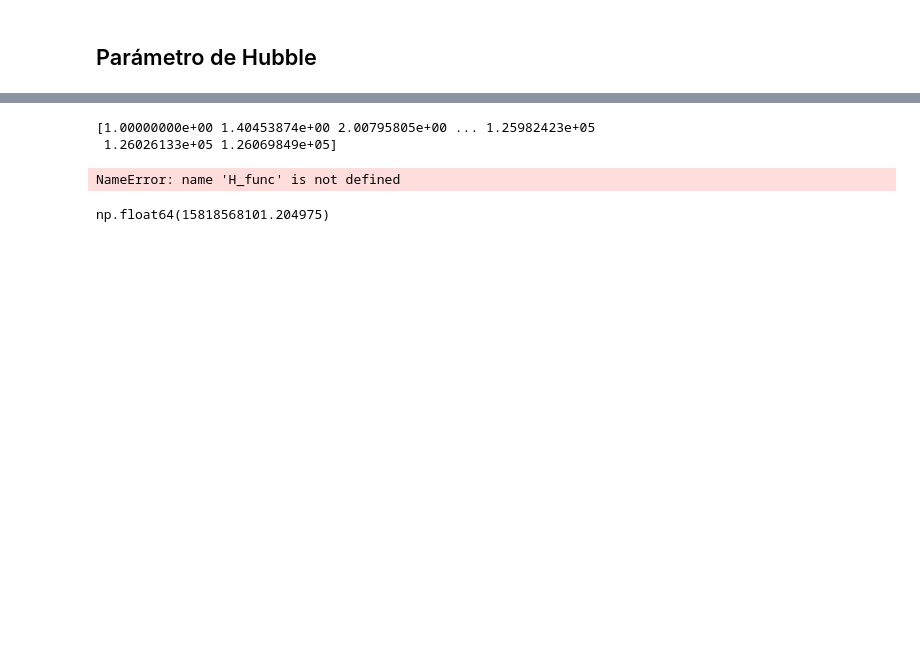
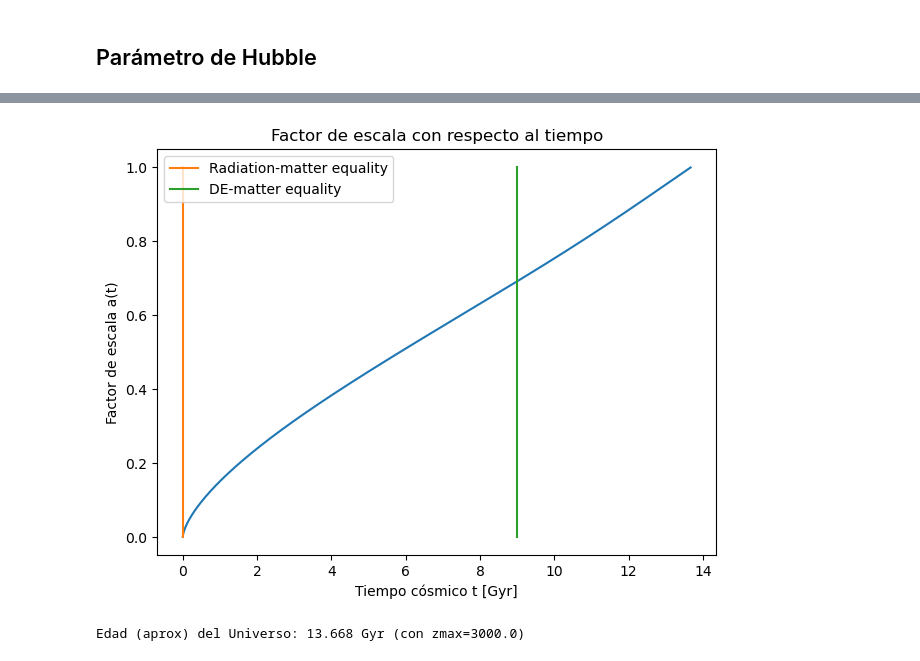
Before and after one commit to XimePS/Auxiliares-Cosmo-2025, a Jupyter notebook: Aux2.ipynb, the cells around one changed output, grey strips where cells are left out. Saved outputs shown, nothing was run; the diff lists cells and outputs as text; code cells hidden in the pictures; blank space fills up the shorter version.

```diff
--- a/Aux2.ipynb
+++ b/Aux2.ipynb
@@ -140,0 +168,13 @@ results2 = camb.get_results(pars2)
+# %%
+# Tenemos que pasar H a 1/s (para luego integrar)
+Mpc_to_km = 3.085677581491367e19
+H_si = Hz  / Mpc_to_km             # 1/s
+
+
+# Reordenar por a creciente (se necesita para interpolacion)
+ord_idx = np.argsort(a)
+a_sorted  = a[ord_idx]
+H_sorted  = H_si[ord_idx]
+
+# Interpolar H con respecto a "a"
+H_func = interp1d(a_sorted, H_sorted, kind='cubic', bounds_error=False, fill_value='extrapolate')
@@ -220,40 +219,0 @@ Edad (aprox) del Universo: 0.014 Gyr (con zmax=3000.0)
-# %%
-# Creamos la cosmología
-pars = camb.CAMBparams()
-pars.set_cosmology(H0=H0, ombh2=omega_bh2, omch2=omega_ch2, tau=tau)
-results = camb.get_background(pars)
-
-# Obtenemos H(z) en una malla
-z = np.linspace(0, 3000, 5000)  # hasta recombinación
-a = 1/(1+z)
-Hz = results.hubble_parameter(z)  # en km/s/Mpc
-
-print(Hz / H0)
-# %% [output]
-[1.00000000e+00 1.40453874e+00 2.00795805e+00 ... 1.25982423e+05
- 1.26026133e+05 1.26069849e+05]
-# %%
-# Convertimos H a unidades 1/s
-H0 = 67.5  # km/s/Mpc
-Mpc_to_km = 3.086e19
-H_si = Hz * 1000 / Mpc_to_km  # 1/s
-
-from scipy.integrate import quad
-
-def integrando(a, H_func):
-    return 1.0 / (a * H_func(a))
-
-t, err = quad(integrando, 1e-6, 1.0, args=(H_func,))
-print("Tiempo en unidades de 1/H0:", t)
-
-# Graficamos a(t)
-plt.plot(t/ (3.15e16*1e9), a)  # tiempo en Gyr
-plt.xlabel("Tiempo [Gyr]")
-plt.ylabel("Factor de escala a(t)")
-plt.show()
-# %% [output]
-NameError: name 'H_func' is not defined
-# %%
-np.sum(Hz)
-# %% [output]
-np.float64(15818568101.204975)
@@ -264,0 +224,27 @@ t = np.concatenate(([0], np.cumsum((dt_da[:-1] + dt_da[1:]) / 2 * da)))
+# %%
+plt.plot(t_Gyr, a_grid)
+plt.xlabel("Tiempo cósmico t [Gyr]")
+plt.ylabel("Factor de escala a(t)")
+
+x0, y0 = (60 / 10**6), 0
+x1, y1 = (60 / 10**6), 1
+
+plt.plot([x0, x1], [y0, y1], linestyle='-', label = 'Radiation-matter equality')  # recta entre (x0,y0) y (x1,y1)\
+
+x0, y0 = 9, 0
+x1, y1 = 9, 1
+
+plt.plot([x0, x1], [y0, y1], linestyle='-', label = 'DE-matter equality')  # recta entre (x0,y0) y (x1,y1)
+
+plt.legend(loc='upper left')
+plt.tight_layout()
+plt.title('Factor de escala con respecto al tiempo')
+plt.show()
+# %% [output]
+[figure, added]
+# %%
+# Edad del Universo (desde a_min hasta a=1). Si zmax es lo bastante grande, esto ≈ edad total.
+edad_universo_Gyr = max(t_Gyr)
+print(f"Edad (aprox) del Universo: {edad_universo_Gyr:.3f} Gyr (con zmax={zmax})")
+# %% [output]
+Edad (aprox) del Universo: 13.668 Gyr (con zmax=3000.0)
```
Also changed, not shown: parts of 11 cells of this notebook.
